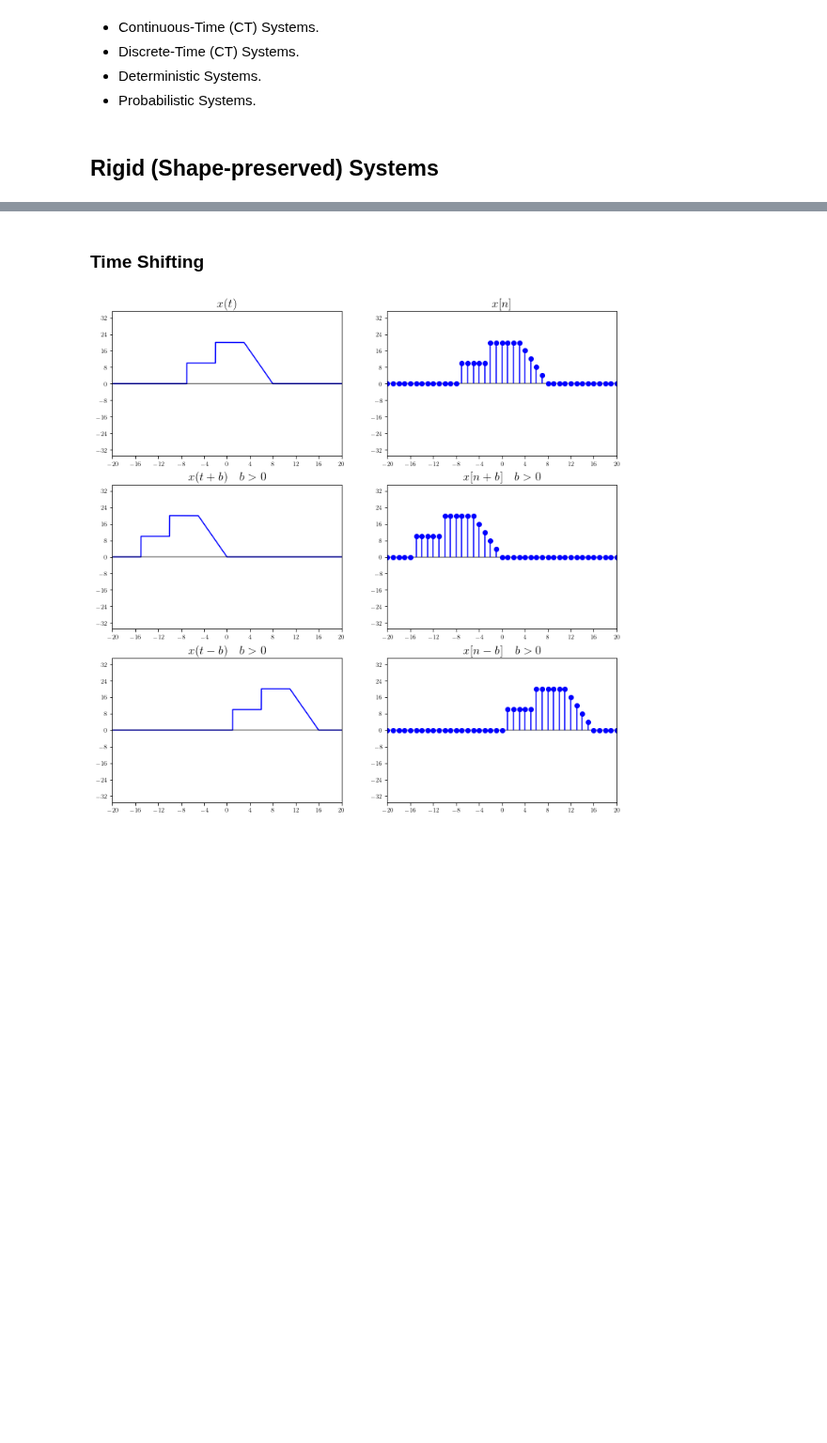
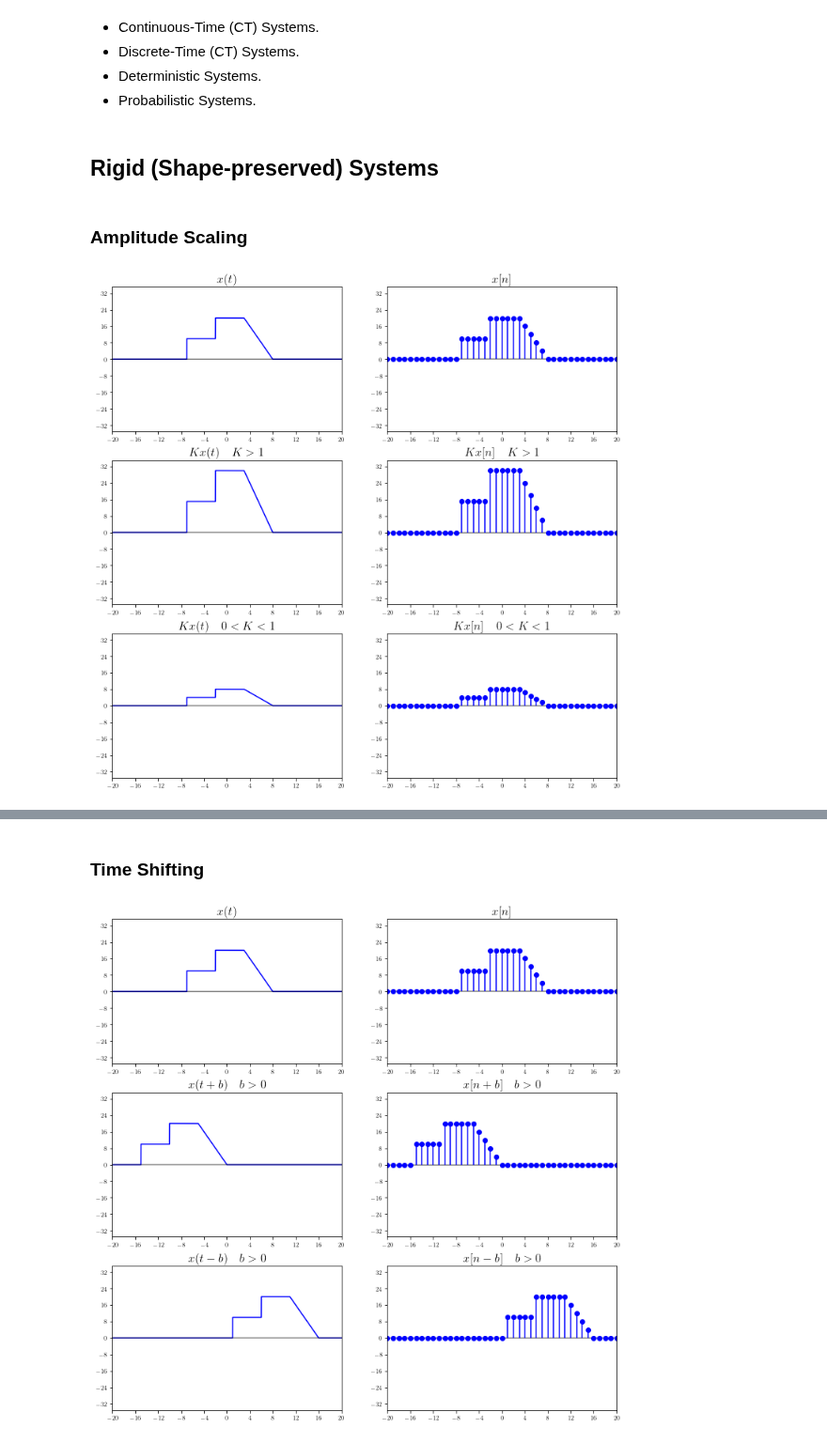
Before and after one commit to tmquan/ivcl, a Jupyter notebook: _sources/courses/dsp/systems.ipynb, the cells around one changed output, grey strips where cells are left out. Shown at 94% size. Drawn from its saved outputs; the diff is of its cells as text; code cells hidden in the pictures; blank space fills up the shorter version.

```diff
--- a/_sources/courses/dsp/systems.ipynb
+++ b/_sources/courses/dsp/systems.ipynb
@@ -103,3 +103,48 @@ f = sp.Piecewise(
     (40-4*t, (t>=5)&(t<10)),
     (0, t>=10)
 ).subs(t, t+2)
+# %% [markdown]
+### Amplitude Scaling
+# %%
+# HIDE/SHOW
+fig, ax = plt.subplots(
+    3, 2,
+    figsize=(12, 12),
+    # tight_layout=True,
+)
+
+mpl_axes_plot(ax[0][0], f, (t, -20, 20), color='b')
+ax[0][0].set_xlim(-20, 20, 0.2)
+ax[0][0].set_ylim(-35, 35, 0.2)
+ax[0][0].set_title(r'$x(t)$', fontsize=16)
+
+
+mpl_axes_stem(ax[0][1], f, (t, -30, 30, 1), linefmt='b', markerfmt='bo')
+ax[0][1].set_xlim(-20, 20, 0.2)
+ax[0][1].set_ylim(-35, 35, 0.2)
+ax[0][1].set_title(r'$x[n]$', fontsize=16)
+
+mpl_axes_plot(ax[1][0], 1.5*f, (t, -20, 20), color='b')
+ax[1][0].set_xlim(-20, 20, 0.2)
+ax[1][0].set_ylim(-35, 35, 0.2)
+ax[1][0].set_title(r'$Kx(t) \quad K>1$', fontsize=16)
+
+mpl_axes_stem(ax[1][1], 1.5*f, (t, -30, 30, 1), linefmt='b', markerfmt='bo')
+ax[1][1].set_xlim(-20, 20, 0.2)
+ax[1][1].set_ylim(-35, 35, 0.2)
+ax[1][1].set_title(r'$Kx[n] \quad K>1$', fontsize=16)
+
+mpl_axes_plot(ax[2][0], 0.4*f, (t, -20, 20), color='b')
+ax[2][0].set_xlim(-20, 20, 0.2)
+ax[2][0].set_ylim(-35, 35, 0.2)
+ax[2][0].set_title(r'$Kx(t) \quad 0<K<1$', fontsize=16)
+
+
+mpl_axes_stem(ax[2][1], 0.4*f, (t, -30, 30, 1), linefmt='b', markerfmt='bo')
+ax[2][1].set_xlim(-20, 20, 0.2)
+ax[2][1].set_ylim(-35, 35, 0.2)
+ax[2][1].set_title(r'$Kx[n] \quad 0<K<1$', fontsize=16)
+
+plt.show()
+# %% [output]
+[figure, added]
```
Also changed, not shown: parts of 3 cells of this notebook, 7 other files.
